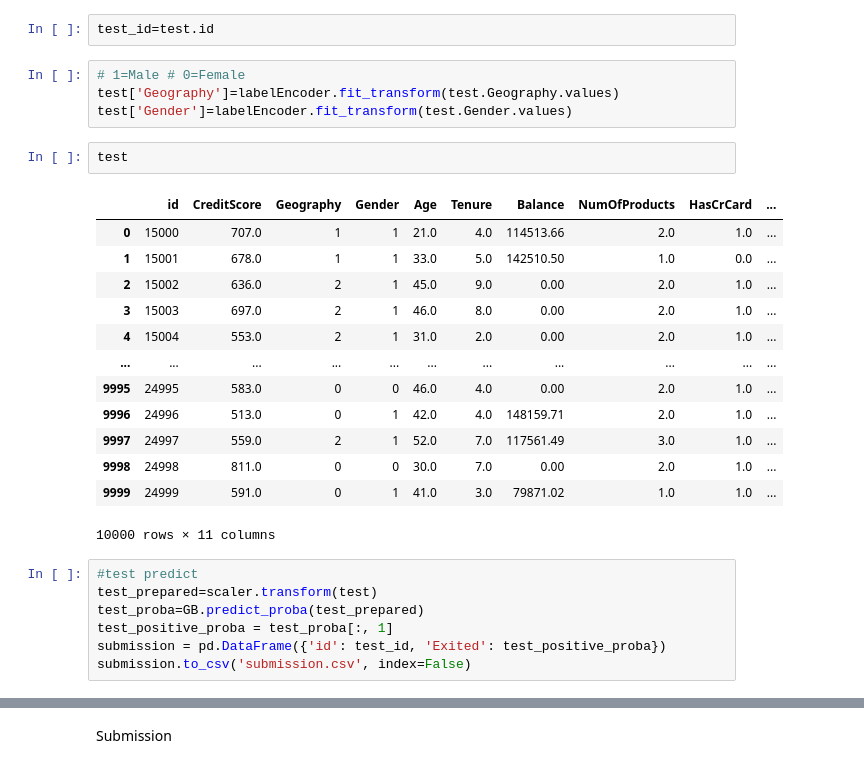
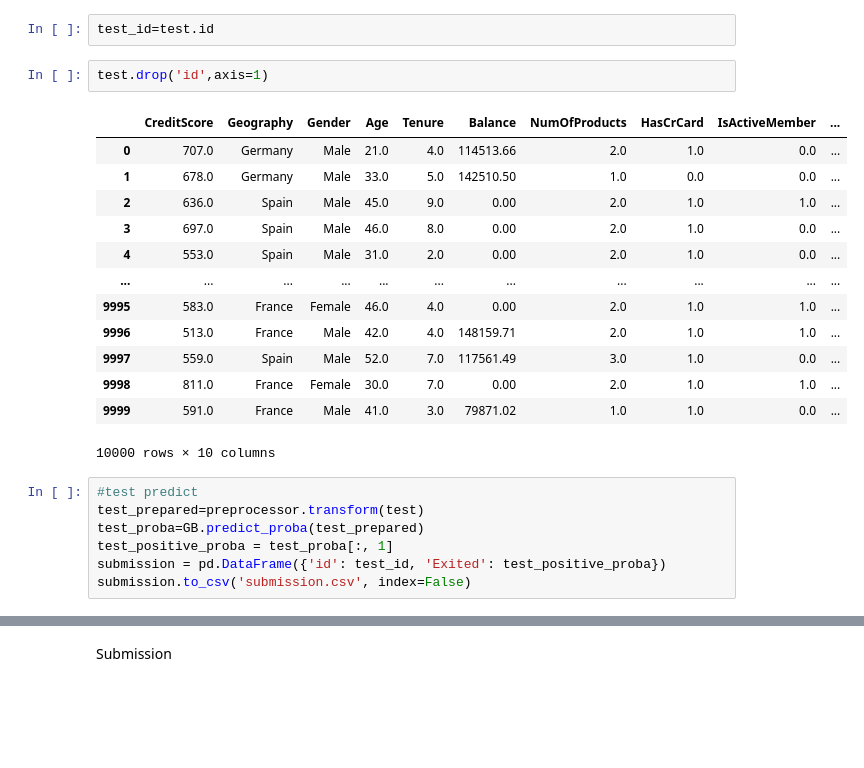
Before and after one commit to Asilbek-dev309/Cirrhosis-predict, a Jupyter notebook: customer-churn.ipynb, the cells around one changed output, grey strips where cells are left out. Drawn from its saved outputs; the diff is of its cells as text; blank space fills up the shorter version.

```diff
--- a/customer-churn.ipynb
+++ b/customer-churn.ipynb
@@ -322,29 +264,25 @@ plt.show()
 I tested Logistic, Random forest, Knn, Decision tree classifier, Gradient boosting but random forest gives best result with 89.9% accuracy
 # %%
 test_id=test.id
-# %%
-# 1=Male # 0=Female
-test['Geography']=labelEncoder.fit_transform(test.Geography.values)
-test['Gender']=labelEncoder.fit_transform(test.Gender.values)
-# %%
-test
-# %% [output]
-|  | id | CreditScore | Geography | Gender | Age | Tenure | Balance | NumOfProducts | HasCrCard | ... |
-| 0 | 15000 | 707.0 | 1 | 1 | 21.0 | 4.0 | 114513.66 | 2.0 | 1.0 | ... |
-| 1 | 15001 | 678.0 | 1 | 1 | 33.0 | 5.0 | 142510.50 | 1.0 | 0.0 | ... |
-| 2 | 15002 | 636.0 | 2 | 1 | 45.0 | 9.0 | 0.00 | 2.0 | 1.0 | ... |
-| 3 | 15003 | 697.0 | 2 | 1 | 46.0 | 8.0 | 0.00 | 2.0 | 1.0 | ... |
-| 4 | 15004 | 553.0 | 2 | 1 | 31.0 | 2.0 | 0.00 | 2.0 | 1.0 | ... |
-| ... | ... | ... | ... | ... | ... | ... | ... | ... | ... | ... |
-| 9995 | 24995 | 583.0 | 0 | 0 | 46.0 | 4.0 | 0.00 | 2.0 | 1.0 | ... |
-| 9996 | 24996 | 513.0 | 0 | 1 | 42.0 | 4.0 | 148159.71 | 2.0 | 1.0 | ... |
-| 9997 | 24997 | 559.0 | 2 | 1 | 52.0 | 7.0 | 117561.49 | 3.0 | 1.0 | ... |
-| 9998 | 24998 | 811.0 | 0 | 0 | 30.0 | 7.0 | 0.00 | 2.0 | 1.0 | ... |
-| 9999 | 24999 | 591.0 | 0 | 1 | 41.0 | 3.0 | 79871.02 | 1.0 | 1.0 | ... |
-10000 rows × 11 columns
+# %%
+test.drop('id',axis=1)
+# %% [output]
+|  | CreditScore | Geography | Gender | Age | Tenure | Balance | NumOfProducts | HasCrCard | IsActiveMember | ... |
+| 0 | 707.0 | Germany | Male | 21.0 | 4.0 | 114513.66 | 2.0 | 1.0 | 0.0 | ... |
+| 1 | 678.0 | Germany | Male | 33.0 | 5.0 | 142510.50 | 1.0 | 0.0 | 0.0 | ... |
+| 2 | 636.0 | Spain | Male | 45.0 | 9.0 | 0.00 | 2.0 | 1.0 | 1.0 | ... |
+| 3 | 697.0 | Spain | Male | 46.0 | 8.0 | 0.00 | 2.0 | 1.0 | 0.0 | ... |
+| 4 | 553.0 | Spain | Male | 31.0 | 2.0 | 0.00 | 2.0 | 1.0 | 0.0 | ... |
+| ... | ... | ... | ... | ... | ... | ... | ... | ... | ... | ... |
+| 9995 | 583.0 | France | Female | 46.0 | 4.0 | 0.00 | 2.0 | 1.0 | 1.0 | ... |
+| 9996 | 513.0 | France | Male | 42.0 | 4.0 | 148159.71 | 2.0 | 1.0 | 1.0 | ... |
+| 9997 | 559.0 | Spain | Male | 52.0 | 7.0 | 117561.49 | 3.0 | 1.0 | 0.0 | ... |
+| 9998 | 811.0 | France | Female | 30.0 | 7.0 | 0.00 | 2.0 | 1.0 | 1.0 | ... |
+| 9999 | 591.0 | France | Male | 41.0 | 3.0 | 79871.02 | 1.0 | 1.0 | 0.0 | ... |
+10000 rows × 10 columns
 # %%
 #test predict
-test_prepared=scaler.transform(test)
+test_prepared=preprocessor.transform(test)
 test_proba=GB.predict_proba(test_prepared)
 test_positive_proba = test_proba[:, 1]
 submission = pd.DataFrame({'id': test_id, 'Exited': test_positive_proba})
```
Also changed, not shown: parts of 15 cells of this notebook.
